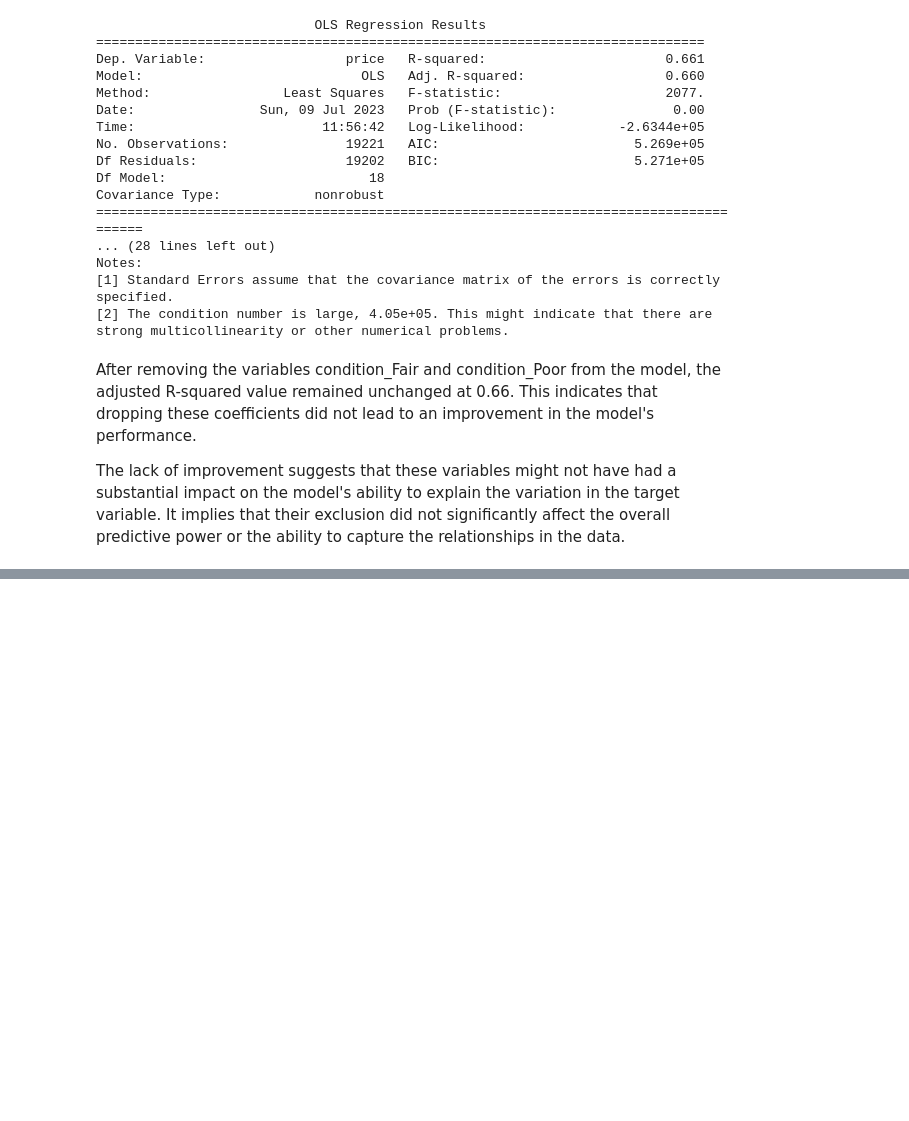
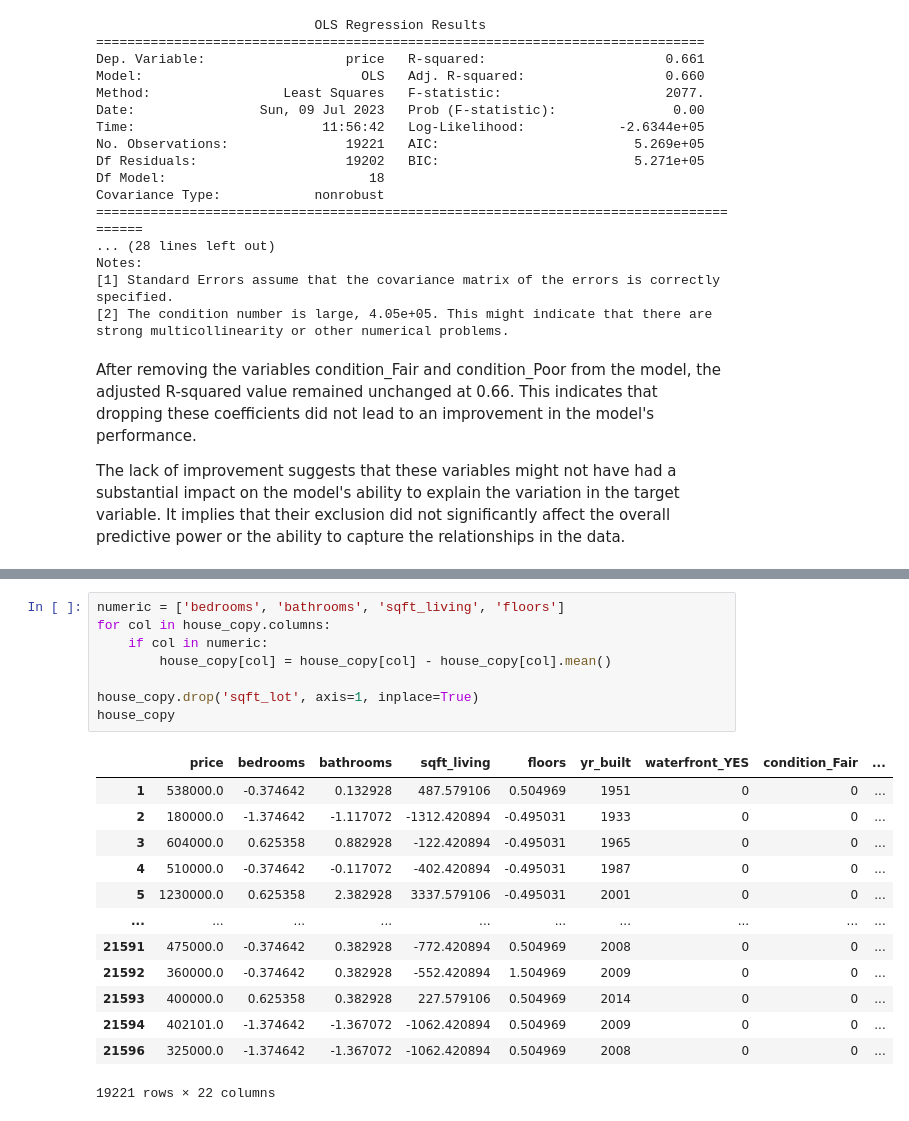
Before and after one commit to AdnanK1/phase-2, a Jupyter notebook: index.ipynb, the cells around one changed output, grey strips where cells are left out. Cells and saved outputs as stored; diff of their text form; blank space fills up the shorter version.

```diff
--- a/index.ipynb
+++ b/index.ipynb
@@ -477,0 +494,22 @@ The lack of improvement suggests that these variables might not have had a subst
+# %%
+numeric = ['bedrooms', 'bathrooms', 'sqft_living', 'floors']
+for col in house_copy.columns:
+    if col in numeric:
+        house_copy[col] = house_copy[col] - house_copy[col].mean()
+
+house_copy.drop('sqft_lot', axis=1, inplace=True)
+house_copy
+# %% [output]
+|  | price | bedrooms | bathrooms | sqft_living | floors | yr_built | waterfront_YES | condition_Fair | ... |
+| 1 | 538000.0 | -0.374642 | 0.132928 | 487.579106 | 0.504969 | 1951 | 0 | 0 | ... |
+| 2 | 180000.0 | -1.374642 | -1.117072 | -1312.420894 | -0.495031 | 1933 | 0 | 0 | ... |
+| 3 | 604000.0 | 0.625358 | 0.882928 | -122.420894 | -0.495031 | 1965 | 0 | 0 | ... |
+| 4 | 510000.0 | -0.374642 | -0.117072 | -402.420894 | -0.495031 | 1987 | 0 | 0 | ... |
+| 5 | 1230000.0 | 0.625358 | 2.382928 | 3337.579106 | -0.495031 | 2001 | 0 | 0 | ... |
+| ... | ... | ... | ... | ... | ... | ... | ... | ... | ... |
+| 21591 | 475000.0 | -0.374642 | 0.382928 | -772.420894 | 0.504969 | 2008 | 0 | 0 | ... |
+| 21592 | 360000.0 | -0.374642 | 0.382928 | -552.420894 | 1.504969 | 2009 | 0 | 0 | ... |
+| 21593 | 400000.0 | 0.625358 | 0.382928 | 227.579106 | 0.504969 | 2014 | 0 | 0 | ... |
+| 21594 | 402101.0 | -1.374642 | -1.367072 | -1062.420894 | 0.504969 | 2009 | 0 | 0 | ... |
+| 21596 | 325000.0 | -1.374642 | -1.367072 | -1062.420894 | 0.504969 | 2008 | 0 | 0 | ... |
+19221 rows × 22 columns
```
Also changed, not shown: parts of 6 cells of this notebook.
